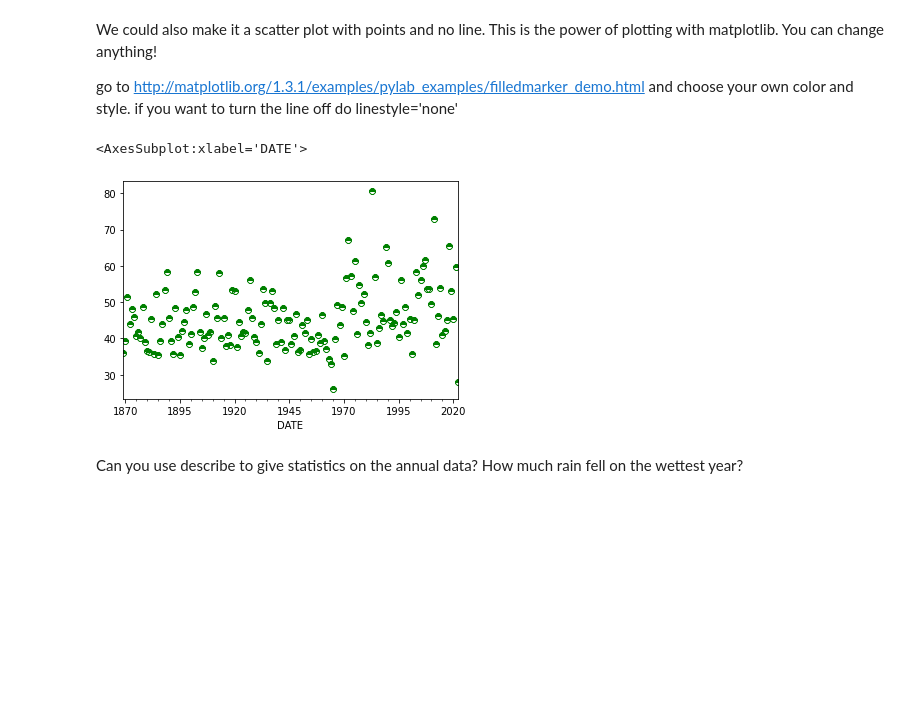
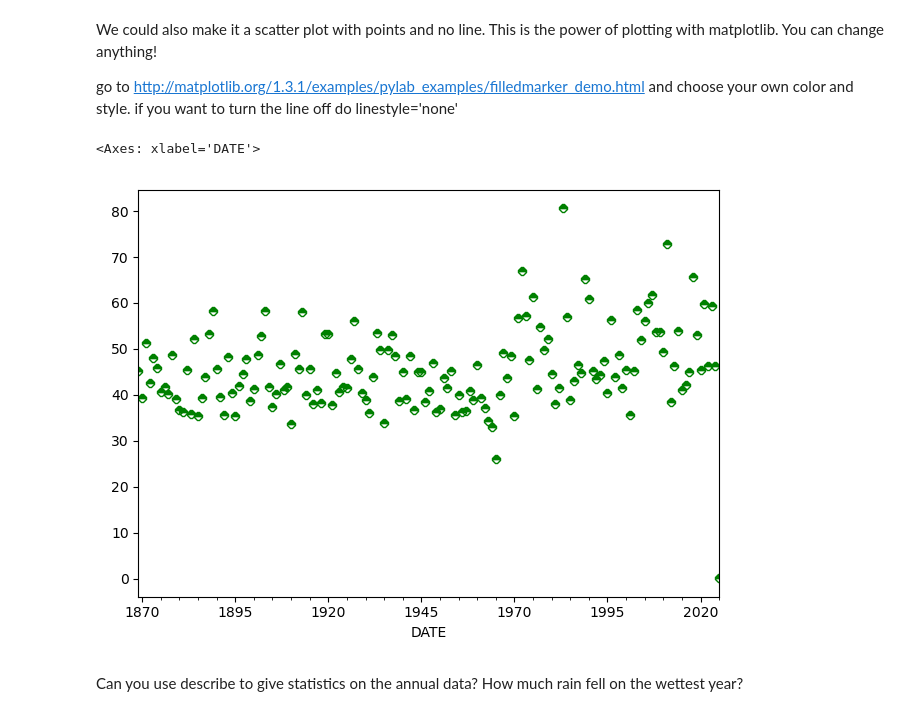
Before and after one commit to bmaillou/BigDataPython, a Jupyter notebook: CentralPark/Central_Park_Class_1.ipynb, the cells around one changed output. Drawn from its saved outputs; the diff is of its cells as text; code cells hidden in the pictures; blank space fills up the shorter version.

```diff
--- a/CentralPark/Central_Park_Class_1.ipynb
+++ b/CentralPark/Central_Park_Class_1.ipynb
@@ -40,7 +65,7 @@ This is the cool part.  We don't need to get it.  We can just link it below.  Bu
 url='https://raw.githubusercontent.com/bmaillou\
 /BigDataPython/master/CentralPark/CentralPark2025.csv'
 
-df = pd.read_csv(url,index_col='DATE',parse_dates=['DATE']) #This is central park data
+df = pd.read_csv(url,index_col='DATE',parse_dates=True,date_format='mixed') #This is central park data
 # %% [markdown]
 Now the data is in the computer as df.  You could just type df to see it. I typed df.head() to see the first 5 rows.  Type df.tail() to see the last 5.
 # %%
@@ -205,10 +234,13 @@ We could also make it a scatter plot with points and no line.  This is the power
 go to http://matplotlib.org/1.3.1/examples/pylab_examples/filledmarker_demo.html
 and choose your own color and style.  if you want to turn the line off do linestyle='none'
 # %%
-df['PRCP'].resample('A').sum().plot(marker='8',color='g',fillstyle='top',linestyle='none')
+fig,ax=plt.subplots(layout='tight')
+df['PRCP'].resample('YE').sum().plot(marker='8',color='g'
+                                    ,fillstyle='top',linestyle='none'
+                                   ,ax=ax)
 # %% [output]
-<AxesSubplot:xlabel='DATE'>
+<Axes: xlabel='DATE'>
-[figure, old version]
+[figure, new version]
 # %% [markdown]
 Can you use describe to give statistics on the annual data? How much rain fell on the wettest year?
 # %%
```
Also changed, not shown: parts of 26 cells of this notebook, 1 other file.
